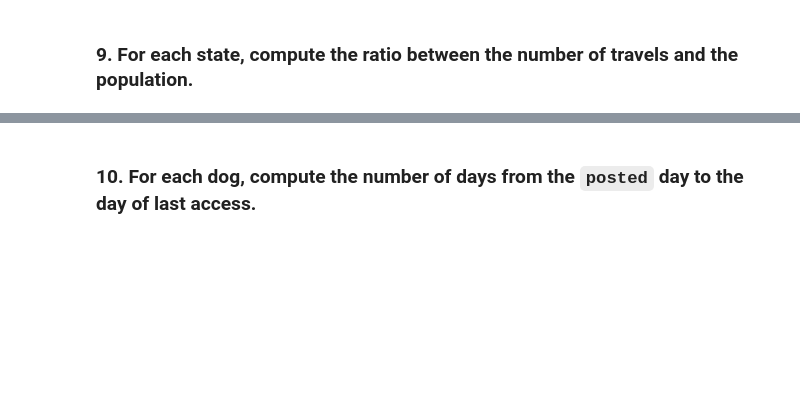
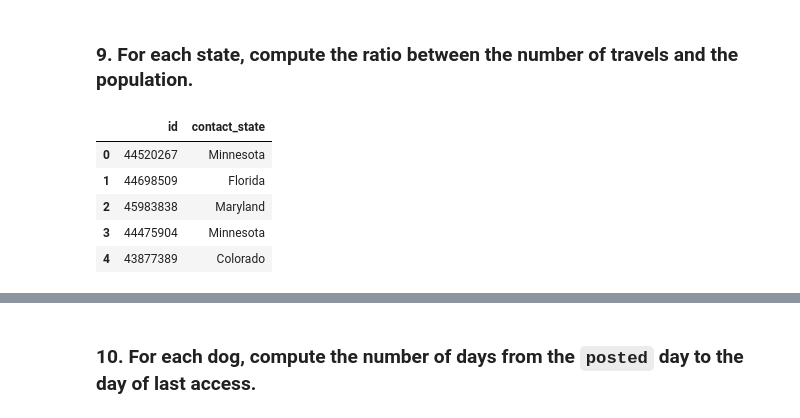
Before and after one commit to Davide99o/Progetto, a Jupyter notebook: progetto modificato.ipynb, the cells around one changed output, grey strips where cells are left out. Cells and saved outputs as stored; diff of their text form; code cells hidden in the pictures; blank space fills up the shorter version.

```diff
--- a/progetto modificato.ipynb
+++ b/progetto modificato.ipynb
@@ -371,7 +476,14 @@ states = {
 # %%
 # we replace the two-letter code in "contact_state" with the complete name of the state
 travels.replace({'contact_state': states}, inplace=True)
-travels[['id','contact_state']]
+travels[['id','contact_state']].head(5)
+# %% [output]
+|  | id | contact_state |
+| 0 | 44520267 | Minnesota |
+| 1 | 44698509 | Florida |
+| 2 | 45983838 | Maryland |
+| 3 | 44475904 | Minnesota |
+| 4 | 43877389 | Colorado |
 # %%
 # we merge the two datasets into one
 merged=pd.merge(NST, travels, left_on='state', right_on='contact_state')
```
Also changed, not shown: parts of 39 cells of this notebook.
